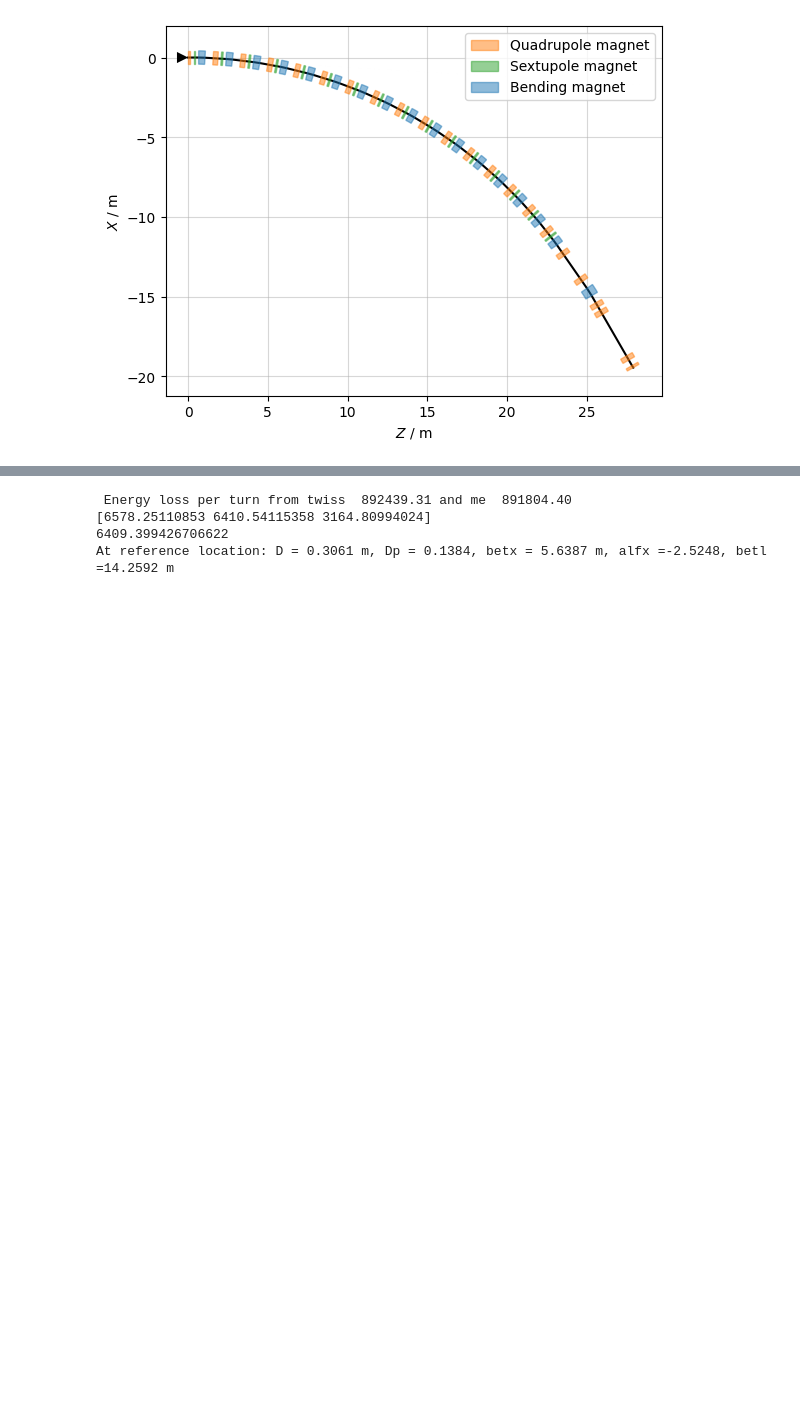
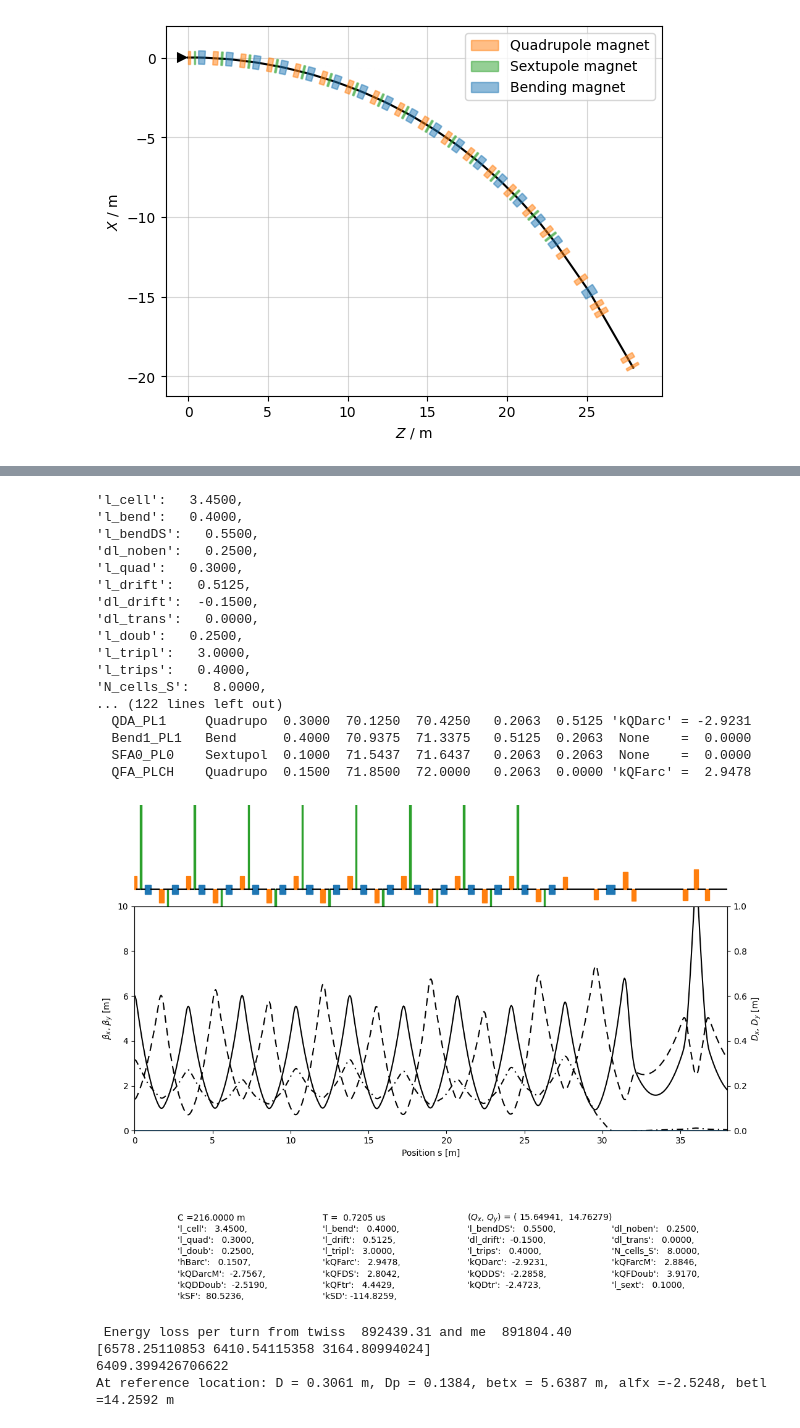
Before and after one commit to Maddie-jpg/polarizer-ring-studies, a Jupyter notebook: sextupole positioning workflow_design2.ipynb, the cells around one changed output, grey strips where cells are left out. Saved outputs shown, nothing was run; the diff lists cells and outputs as text; code cells hidden in the pictures; blank space fills up the shorter version.

```diff
--- a/sextupole positioning workflow_design2.ipynb
+++ b/sextupole positioning workflow_design2.ipynb
@@ -225,7 +225,7 @@ def addSketchBL( acc_tw, acc, lims, limy1, limy2, scK1 ):
     axp2.plot( acc_tw.s[:indm], acc_tw.dy[:indm] )
     axp.set_xlim( lims )
 
-    axl.set_ylim( -.30, 1.00 )
+    axl.set_ylim( -.30, 1.50 )
     axl.axis( 'off' )
     tab_pan = acc.get_table(attr=True).to_pandas()
     for ind in range( len(tab_pan.T.columns) -1 ):
@@ -246,7 +246,7 @@ def addSketchBL( acc_tw, acc, lims, limy1, limy2, scK1 ):
               linestyle=(0, (8, 8)), linewidth=.5 )
 
     axt.axis( 'off' )
-    axt.set_xlim( -.3, 3.8 ); axt.set_ylim( 0, 1 )
+    axt.set_xlim( -.3, 3.8 ); axt.set_ylim( 0, 1.5 )
     return axt
 
 # Routine generating graphical and text output describing the ring
@@ -384,3 +366,24 @@ Approximatif harmonics  288.00000 and fRF =399723270.95537
+# %%
+SpuckParsAus( period_sliced.twiss(method='4d'), period,(0., 38.), (0., 10.), (0., 1.), .08, "Standard.pdf" )
+# %% [output]
+'l_cell':   3.4500,
+'l_bend':   0.4000,
+'l_bendDS':   0.5500,
+'dl_noben':   0.2500,
+'l_quad':   0.3000,
+'l_drift':   0.5125,
+'dl_drift':  -0.1500,
+'dl_trans':   0.0000,
+'l_doub':   0.2500,
+'l_tripl':   3.0000,
+'l_trips':   0.4000,
+'N_cells_S':   8.0000,
+... (122 lines left out)
+  QDA_PL1     Quadrupo  0.3000  70.1250  70.4250   0.2063  0.5125 'kQDarc' = -2.9231
+  Bend1_PL1   Bend      0.4000  70.9375  71.3375   0.5125  0.2063  None    =  0.0000
+  SFA0_PL0    Sextupol  0.1000  71.5437  71.6437   0.2063  0.2063  None    =  0.0000
+  QFA_PLCH    Quadrupo  0.1500  71.8500  72.0000   0.2063  0.0000 'kQFarc' =  2.9478
+[figure, added]
 # %%
 # %% Simple test of tracking with synchrotron radiation - takes some time
 ring.configure_radiation(model='mean')
```
Also changed, not shown: parts of 4 cells of this notebook, 1 other file.
